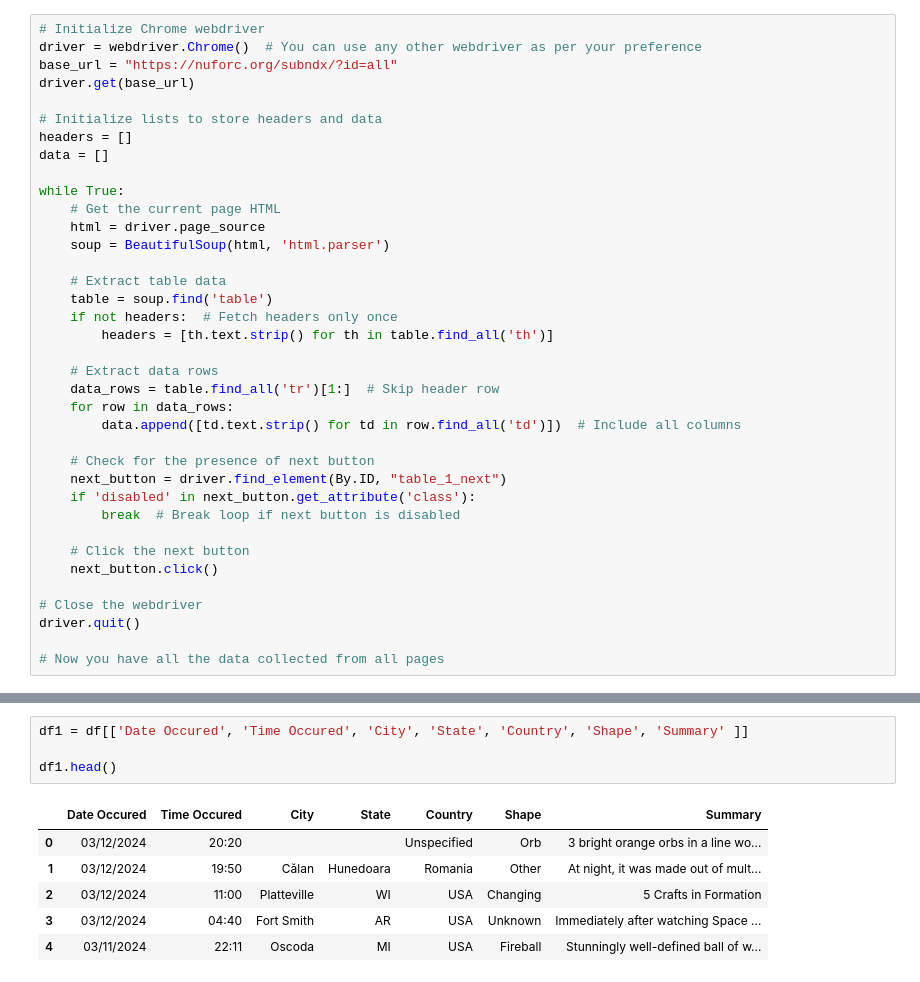
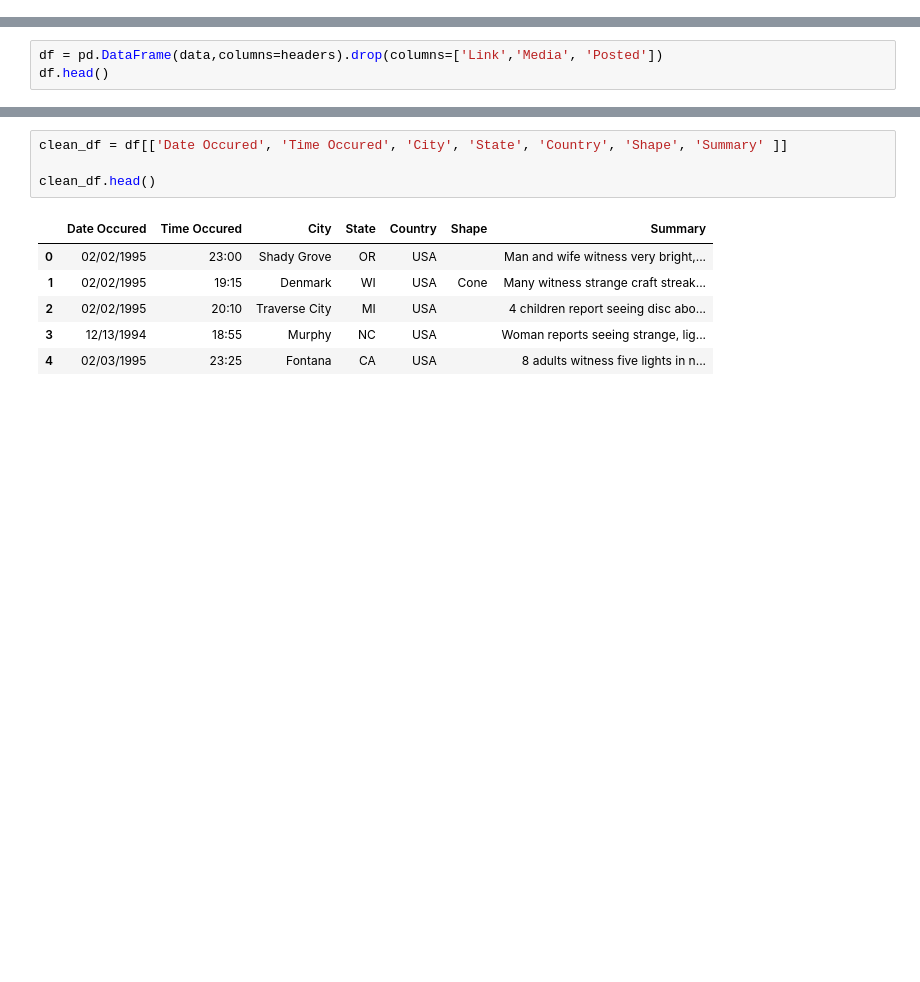
Before and after one commit to teelam1910/UFO_Sightings_Analysis, a Jupyter notebook: UFO_nuforc_webscraping-alldatatest.ipynb, the cells around one changed output, grey strips where cells are left out. Drawn from its saved outputs; the diff is of its cells as text; blank space fills up the shorter version.

Commit message:
updates on trials trying to get data from all pages on url

```diff
--- a/UFO_nuforc_webscraping-alldatatest.ipynb
+++ b/UFO_nuforc_webscraping-alldatatest.ipynb
@@ -7,37 +8,0 @@ from bs4 import BeautifulSoup as soup
-# %%
-# Initialize Chrome webdriver
-driver = webdriver.Chrome()  # You can use any other webdriver as per your preference
-base_url = "https://nuforc.org/subndx/?id=all"
-driver.get(base_url)
-
-# Initialize lists to store headers and data
-headers = []
-data = []
-
-while True:
-    # Get the current page HTML
-    html = driver.page_source
-    soup = BeautifulSoup(html, 'html.parser')
-
-    # Extract table data
-    table = soup.find('table')
-    if not headers:  # Fetch headers only once
-        headers = [th.text.strip() for th in table.find_all('th')]
-
-    # Extract data rows
-    data_rows = table.find_all('tr')[1:]  # Skip header row
-    for row in data_rows:
-        data.append([td.text.strip() for td in row.find_all('td')])  # Include all columns
-
-    # Check for the presence of next button
-    next_button = driver.find_element(By.ID, "table_1_next")
-    if 'disabled' in next_button.get_attribute('class'):
-        break  # Break loop if next button is disabled
-
-    # Click the next button
-    next_button.click()
-
-# Close the webdriver
-driver.quit()
-
-# Now you have all the data collected from all pages
@@ -152,0 +69,3 @@ df.head()
+# %%
+df = pd.DataFrame(data,columns=headers).drop(columns=['Link','Media', 'Posted'])
+df.head()
@@ -195,11 +168,11 @@ df[['Date Occured','Time Occured']]=df.Occurred.str.split(' ',expand=True)
 # %%
-df1 = df[['Date Occured', 'Time Occured', 'City', 'State', 'Country', 'Shape', 'Summary' ]]
+clean_df = df[['Date Occured', 'Time Occured', 'City', 'State', 'Country', 'Shape', 'Summary' ]]
 
-df1.head()
+clean_df.head()
 # %% [output]
 |  | Date Occured | Time Occured | City | State | Country | Shape | Summary |
-| 0 | 03/12/2024 | 20:20 |  |  | Unspecified | Orb | 3 bright orange orbs in a line wo... |
-| 1 | 03/12/2024 | 19:50 | Călan | Hunedoara | Romania | Other | At night, it was made out of mult... |
-| 2 | 03/12/2024 | 11:00 | Platteville | WI | USA | Changing | 5 Crafts in Formation |
-| 3 | 03/12/2024 | 04:40 | Fort Smith | AR | USA | Unknown | Immediately after watching Space ... |
-| 4 | 03/11/2024 | 22:11 | Oscoda | MI | USA | Fireball | Stunningly well-defined ball of w... |
+| 0 | 02/02/1995 | 23:00 | Shady Grove | OR | USA |  | Man and wife witness very bright,... |
+| 1 | 02/02/1995 | 19:15 | Denmark | WI | USA | Cone | Many witness strange craft streak... |
+| 2 | 02/02/1995 | 20:10 | Traverse City | MI | USA |  | 4 children report seeing disc abo... |
+| 3 | 12/13/1994 | 18:55 | Murphy | NC | USA |  | Woman reports seeing strange, lig... |
+| 4 | 02/03/1995 | 23:25 | Fontana | CA | USA |  | 8 adults witness five lights in n... |
```
Also changed, not shown: parts of 23 cells of this notebook, 1 other file.
